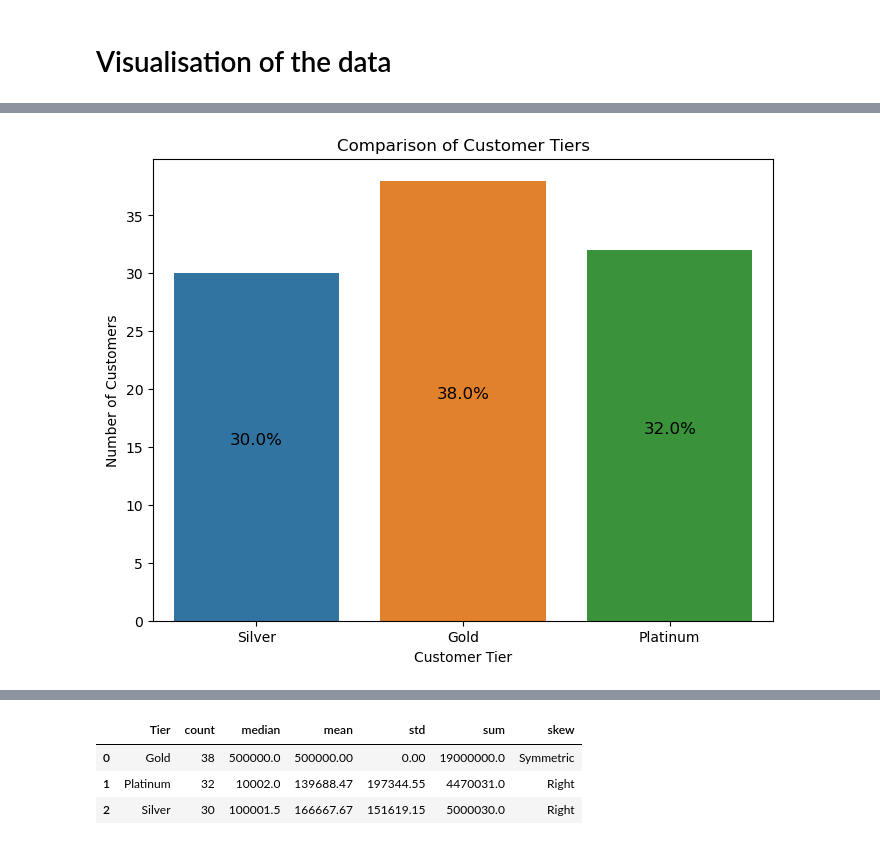
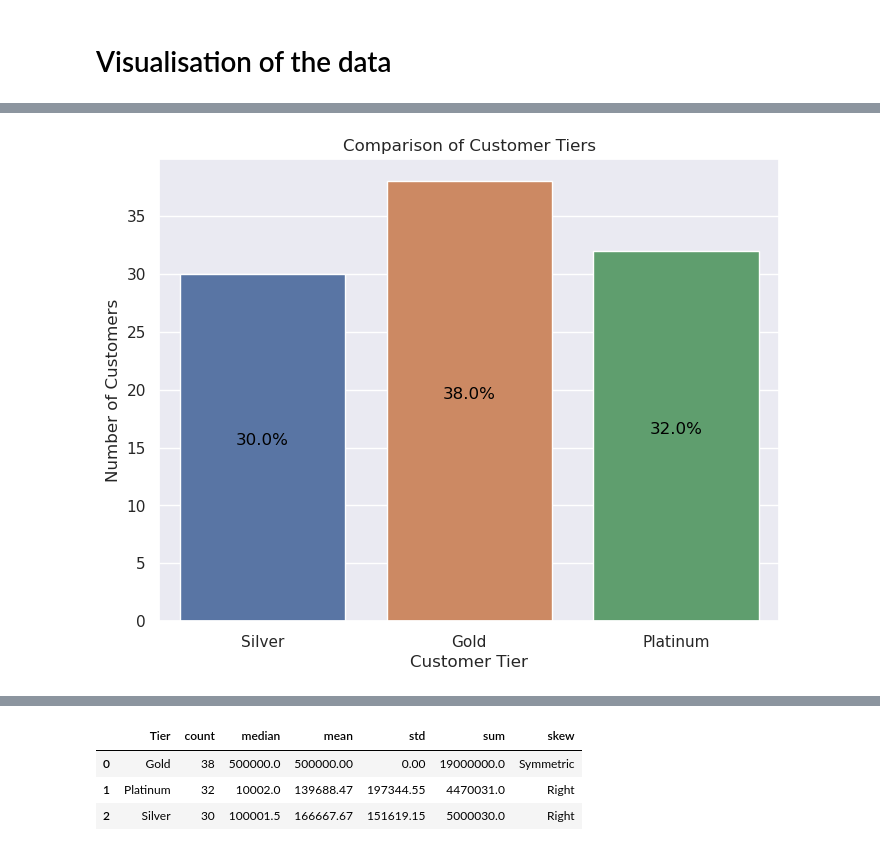
Before and after one commit to laysiong/Data-Analysis-Projects, a Jupyter notebook: credit-card-exploratory-data-analysis.ipynb, the cells around one changed output, grey strips where cells are left out. Saved outputs shown, nothing was run; the diff lists cells and outputs as text; code cells hidden in the pictures.

Commit message:
Kaggle Notebook | Credit Card Exploratory Data Analysis | Version 14

```diff
--- a/credit-card-exploratory-data-analysis.ipynb
+++ b/credit-card-exploratory-data-analysis.ipynb
@@ -34,17 +39,20 @@ Spend_df.isnull().sum()
 #check num col and row in Repay_df
 Repay_df.shape
 
-
 #Drop Unnamed:4 column - it is uncessary columns
 #Fill NAN with its index+1 in the columns SL No: - we might need it later on
-Clean_Repay_df = Repay_df.drop(labels='Unnamed: 4', axis=1)
-Clean_Repay_df['SL No:'] = Clean_Repay_df.index+1
-Clean_Repay_df = Clean_Repay_df.dropna()
+Repay_cy_df = Repay_cy_df.drop(labels='Unnamed: 4', axis=1)
+Repay_cy_df['SL No:'] = Repay_cy_df.index+1
+Repay_cy_df = Repay_cy_df.dropna()
 
-Cus_df = Cus_df.rename(columns={"Product":"Tier"})
-Cus_df['Tier'] = Cus_df['Tier'].replace('Platimum', 'Platinum')
+#Corret Spelling
+Cus_cy_df = Cus_df.rename(columns={"Product":"Tier"})
+Cus_cy_df['Tier'] = Cus_cy_df['Tier'].replace('Platimum', 'Platinum')
 
-Spend_df['Type']= Spend_df['Type'].replace('PETRO','PETROL')
+Spend_cy_df['Type']= Spend_cy_df['Type'].replace('PETRO','PETROL')
+
+
 
 #Clean_Repay_df.shape
-Cus_df['Customer'].shape
+#Cus_df['Customer'].shape
+#Cus_cy_df
@@ -60,4 +66,4 @@ def agegroup (age):
         return 'Adults'
     elif age >= 65:
         return 'OlderAdults'
-Cus_df['AgeGroup'] = Cus_df['Age'].apply(agegroup)
+Cus_cy_df['AgeGroup'] = Cus_cy_df['Age'].apply(agegroup)
@@ -70,3 +104,8 @@ import matplotlib.pyplot as plt
 import seaborn as sns
 import matplotlib.ticker as ticker
 import plotly.express as px
+
+# from matplotlib.colors import ListedColormap
+
+
+sns.set()
@@ -73,34 +237,29 @@ import plotly.express as px
 # %%
 #What is % of each tier in our customer?
 
-#Clean_Repay_df
-#Cus_df
-#Spend_df
-
-# Create a countplot using seaborn
 plt.figure(figsize=(8, 6))
 
 # Calculate total number of customers
-total_customers = len(Cus_df)
+total_customers = len(Cus_cy_df)
 
 tier_order = ['Silver','Gold', 'Platinum']
-ax = sns.countplot(data=Cus_df,x=Cus_df['Tier'],order=tier_order)
+ax = sns.countplot(data=Cus_cy_df,x='Tier',order=tier_order)
 
 # Set labels and title
 plt.xlabel('Customer Tier')
 plt.ylabel('Number of Customers')
 plt.title('Comparison of Customer Tiers')
 
 
 # Add text labels on top of each bar
 for p in ax.patches:
     percentage = p.get_height() / total_customers * 100
     ax.annotate(f'{percentage:.1f}%',
                 (p.get_x() + p.get_width() / 2., p.get_height()/2),
                 ha='center', va='center', fontsize=12, color='black', xytext=(0, 5),
                 textcoords='offset points')
 
 
 plt.show()
 # %% [output]
-[figure, old version]
+[figure, new version]
```
Also changed, not shown: parts of 23 cells of this notebook.
